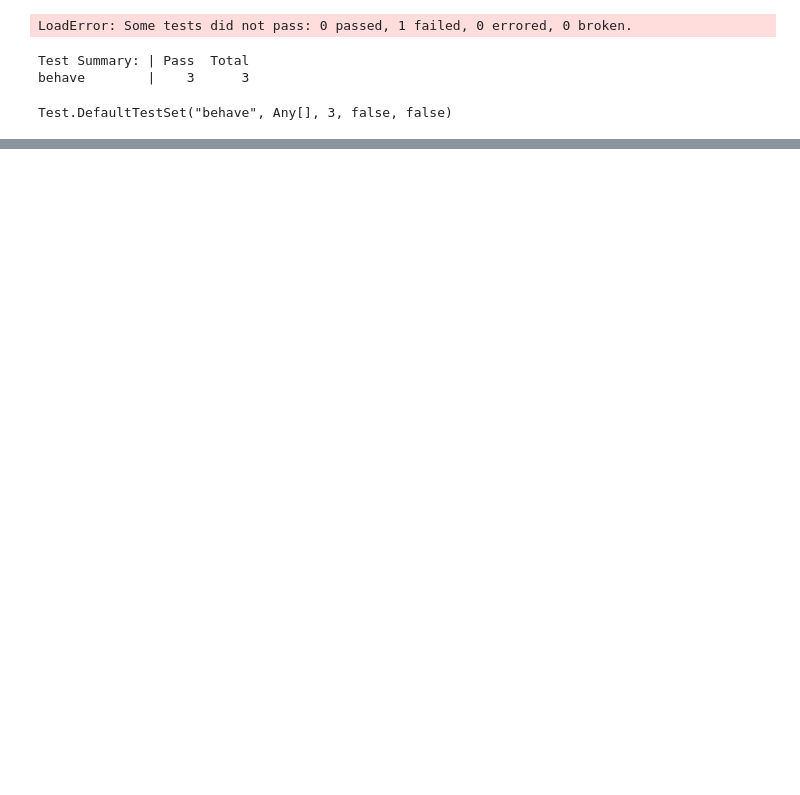
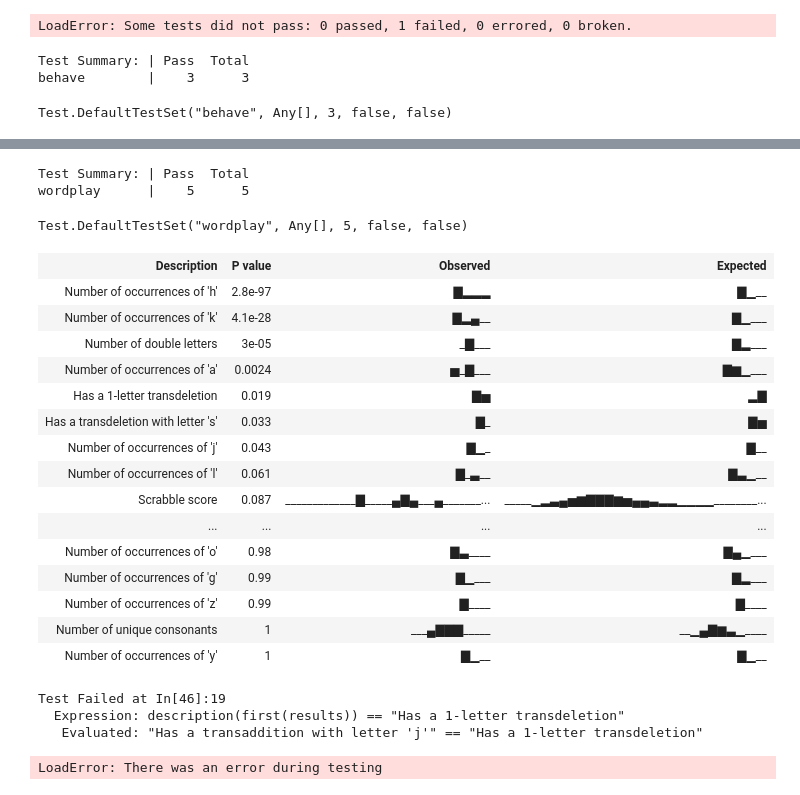
Before and after one commit to rdeits/Noticer.jl, a Jupyter notebook: noticer.ipynb, the cells around one changed output, grey strips where cells are left out. Cells and saved outputs as stored; diff of their text form; code cells hidden in the pictures; blank space fills up the shorter version.

Commit message:
add letter tallies and some transadd/delete features

```diff
--- a/noticer.ipynb
+++ b/noticer.ipynb
@@ -243,0 +282,73 @@ LoadError: Some tests did not pass: 0 passed, 1 failed, 0 errored, 0 broken.
+# %%
+# MIT Mystery Hunt 2013 puzzle Wordplay
+# http://www.mit.edu/~puzzle/2013/coinheist.com/get_smart/wordplay/index.html
+
+@testset "wordplay" begin
+
+    # Set 1
+    @test description(first(evaluate(model, ["ample", "adenoid", "music", "fifa"]))) == "Is a hill word"
+
+    # Set 2
+    # @test best_feature(["peeped", "isseis", "fee", "acacia", "salsas", "arrear"]).description == "is a pyramid word"
+
+    # Set 3
+    @test description(first(evaluate(model, ["skort", "sporty", "yolks", "peccadillo", "unknot", "rosy"]))) == "Is a valley word"
+
+    # Set 4
+    @test description(first(evaluate(model, ["testset", "lol", "tenet", "malayalam"]))) == "Is a palindrome"
+
+    # Set 5
+    @test "Number of double letters" in description.(evaluate(model, ["hitchhiker", "kaashoek", "jellystone", "kierkegaard", "metallica", "maastrict", "menschheit"])[1:3])
+
+    # Set 6
+    @test description(first(evaluate(model, ["aime", "eye", "eerie", "riaa", "oahu", "oeis"]))) == "Number of unique consonants"
+end
+# %% [output]
+Test Summary: | Pass  Total
+wordplay      |    5      5
+Test.DefaultTestSet("wordplay", Any[], 5, false, false)
+# %%
+evaluate(model, ["hitchhiker", "kaashoek", "jellystone", "kierkegaard", "metallica", "maastrict", "menschheit"])
+# %% [output]
+| Description | P value | Observed | Expected |
+| Number of occurrences of 'h' | 2.8e-97 | ▇▂▂▂ | ▇▁__ |
+| Number of occurrences of 'k' | 4.1e-28 | ▇▂▄__ | ▇▁___ |
+| Number of double letters | 3e-05 | _▇___ | ▇▂___ |
+| Number of occurrences of 'a' | 0.0024 | ▅_▇___ | ▇▆▁___ |
+| Has a 1-letter transdeletion | 0.019 | ▇▅ | ▂▇ |
+| Has a transdeletion with letter 's' | 0.033 | ▇_ | ▇▅ |
+| Number of occurrences of 'j' | 0.043 | ▇▁_ | ▇__ |
+| Number of occurrences of 'l' | 0.061 | ▇_▃__ | ▇▃▁__ |
+| Scrabble score | 0.087 | _____________▇_____▄▇▄___▄_______... | _____▁▂▃▄▅▆▇▇▇▆▅▄▄▃▂▂▁▁▁▁________... |
+| ... | ... | ... | ... |
+| Number of occurrences of 'o' | 0.98 | ▇▃____ | ▇▄▁___ |
+| Number of occurrences of 'g' | 0.99 | ▇▁___ | ▇▂___ |
+| Number of occurrences of 'z' | 0.99 | ▇____ | ▇____ |
+| Number of unique consonants | 1 | ___▄▇▇▇_____ | __▁▄▇▆▃▁____ |
+| Number of occurrences of 'y' | 1 | ▇▁__ | ▇▁__ |
+# %%
+# http://web.mit.edu/puzzle/www/2007/puzzles/1_1_1/
+# @testset "1-1=1" begin
+    results = evaluate(model, split("""
+        STRIFE
+        SEAMAN
+        NIX
+        ETCH
+        POST
+        QUEERART
+        FOO
+        TALKS
+        REPAYS
+        STU
+        HUMF
+        UNDERHID
+        SIXTEENS
+        BOWMEN
+        """))
+    @test description(first(results)) == "Has a 1-letter transdeletion"
+# end
+# %% [output]
+Test Failed at In[46]:19
+  Expression: description(first(results)) == "Has a 1-letter transdeletion"
+   Evaluated: "Has a transaddition with letter 'j'" == "Has a 1-letter transdeletion"
+LoadError: There was an error during testing
```
Also changed, not shown: parts of 17 cells of this notebook, 13 other files.
